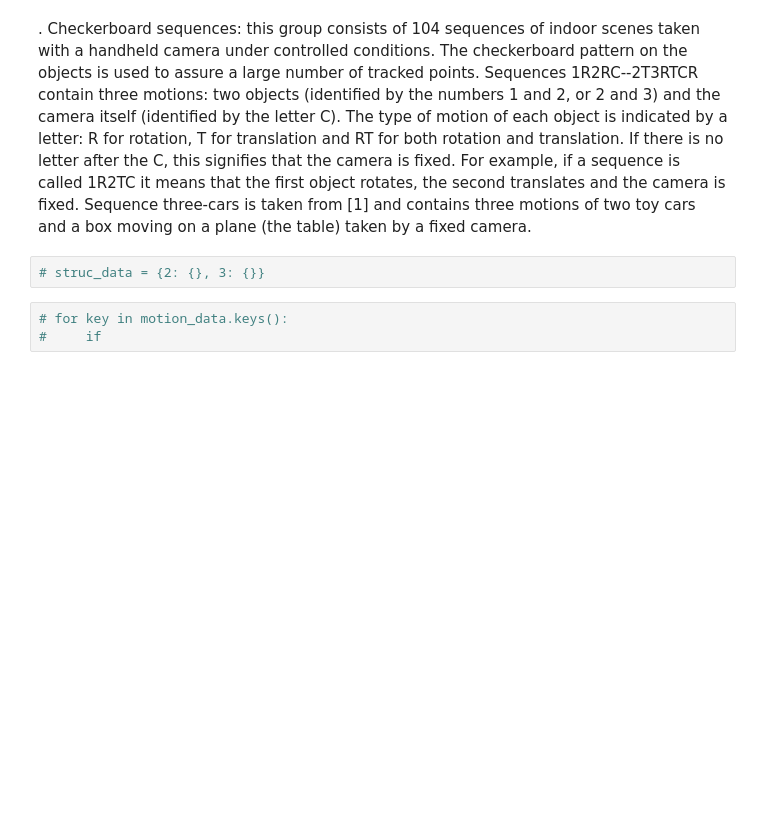
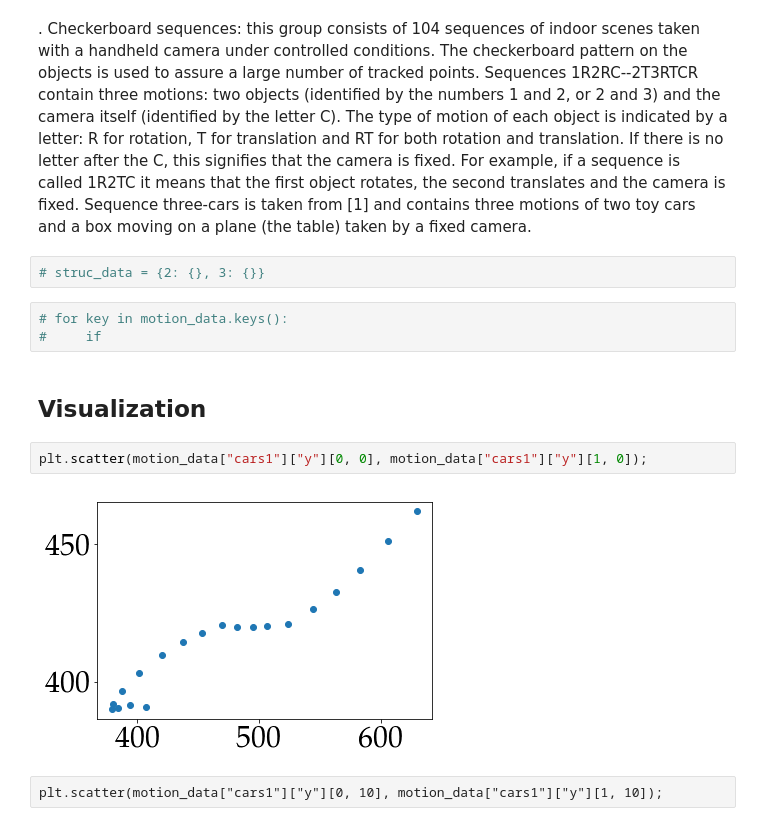
Before and after one commit to VincentMatthys/Unsupervised, a Jupyter notebook: project2/group/Motion_segmentation.ipynb, the cells around one changed output. Saved outputs shown, nothing was run; the diff lists cells and outputs as text; blank space fills up the shorter version.

```diff
--- a/project2/group/Motion_segmentation.ipynb
+++ b/project2/group/Motion_segmentation.ipynb
@@ -547,3 +547,11 @@ cars and a box moving on a plane (the table) taken by a fixed camera.
 # %%
 # for key in motion_data.keys():
 #     if
+# %% [markdown]
+## Visualization
+# %%
+plt.scatter(motion_data["cars1"]["y"][0, 0], motion_data["cars1"]["y"][1, 0]);
+# %% [output]
+[figure, added]
+# %% [raw]
+plt.scatter(motion_data["cars1"]["y"][0, 10], motion_data["cars1"]["y"][1, 10]);
```
Also changed, not shown: parts of 8 cells of this notebook.
